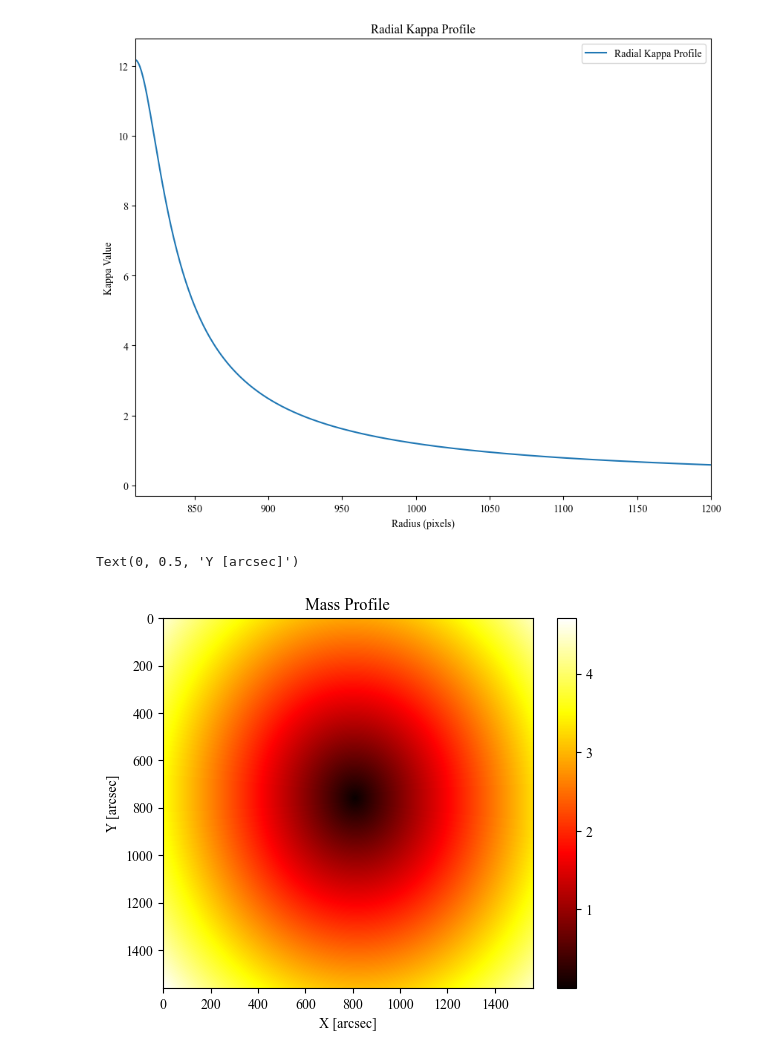
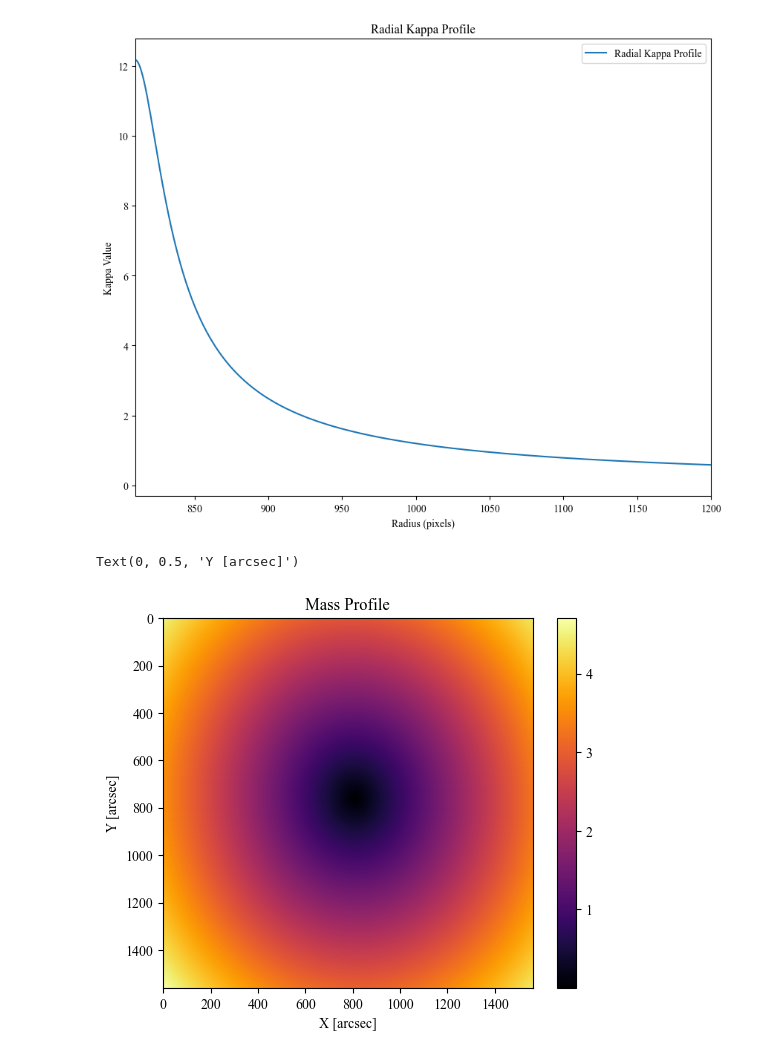
Before and after one commit to romms921/IllustrisTNG-Lens-Modelling, a Jupyter notebook: mass_profile_2.ipynb, the cells around one changed output. Saved outputs shown, nothing was run; the diff lists cells and outputs as text; code cells hidden in the pictures.

```diff
--- a/mass_profile_2.ipynb
+++ b/mass_profile_2.ipynb
@@ -11,8 +11,8 @@ import re
 from astropy.io import fits
 # %%
 # Model Opening
-model_path = 'SIE'
-model_ver = 'SIE_POS'
+model_path = 'SIE+SHEAR'
+model_ver = 'SIE_POS_SHEAR'
 
 if 'POS+FLUX' in model_ver:
     constraint = 'pos_flux'
@@ -249,11 +252,11 @@ Radial Kappa Value: 8.311564445495605
 [figure]
 # %%
 # Mass Profile
-plt.imshow(1/kappa, cmap='hot')
+plt.imshow(1/kappa, cmap='inferno')
 plt.colorbar()
 plt.title('Mass Profile')
 plt.xlabel('X [arcsec]')
 plt.ylabel('Y [arcsec]')
 # %% [output]
 Text(0, 0.5, 'Y [arcsec]')
-[figure, old version]
+[figure, new version]
```
Also changed, not shown: parts of 8 cells of this notebook.
